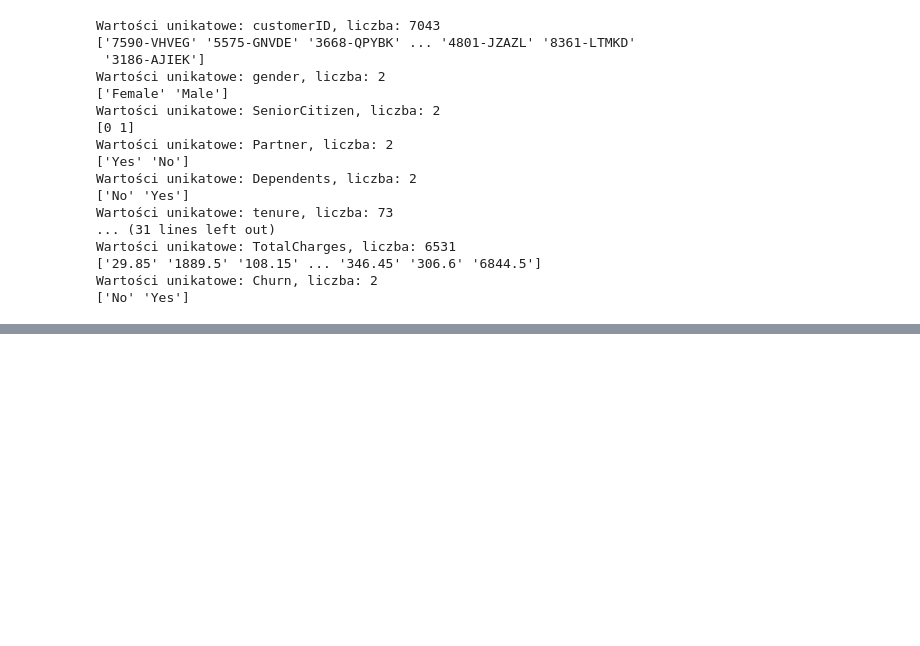
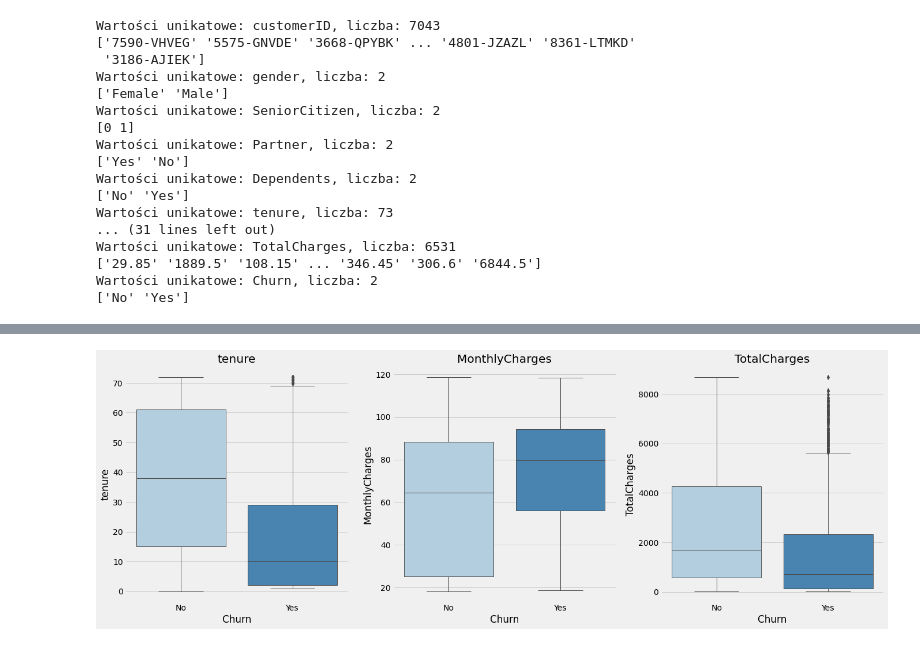
Before and after one commit to PSwiecicki/wsiz-zal-interfejsy-bigdata, a Jupyter notebook: analiza duzych zbiorow danych.ipynb, the cells around one changed output, grey strips where cells are left out. Saved outputs shown, nothing was run; the diff lists cells and outputs as text; code cells hidden in the pictures; blank space fills up the shorter version.

Commit message:
data exploration

```diff
--- a/analiza duzych zbiorow danych.ipynb
+++ b/analiza duzych zbiorow danych.ipynb
@@ -95,0 +144,19 @@ Wartości unikatowe: Churn, liczba: 2
+# %%
+plots = {1:[111], 2:[121, 122], 3:[131, 132, 133], 4:[221, 222, 233, 224], 5:[231, 232, 233, 234, 235],
+         6:[231, 232, 233, 234, 235, 236]}
+
+def boxplot(x,y, df):
+    rows = int(str(plots[len(y)][0])[0])
+    columns = int(str(plots[len(y)][0])[1])
+    plt.figure(figsize=(7*columns, 7*rows))
+
+    for i, j in enumerate(y):
+        plt.subplot(plots[len(y)][i])
+        ax = sns.boxplot(x=x, y=j, data=df[[x,j]], palette='Blues', linewidth=1)
+        ax.set_title(j)
+
+    return plt.show()
+
+boxplot('Churn', ['tenure', 'MonthlyCharges', 'TotalCharges'], df)
+# %% [output]
+[figure, added]
```
Also changed, not shown: parts of 5 cells of this notebook.
